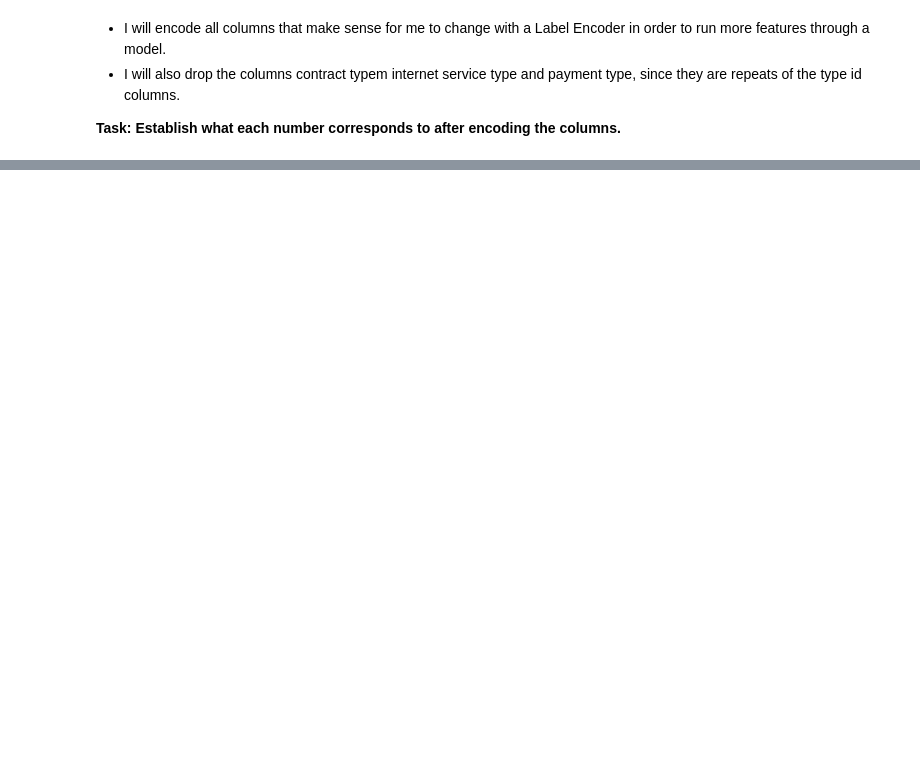
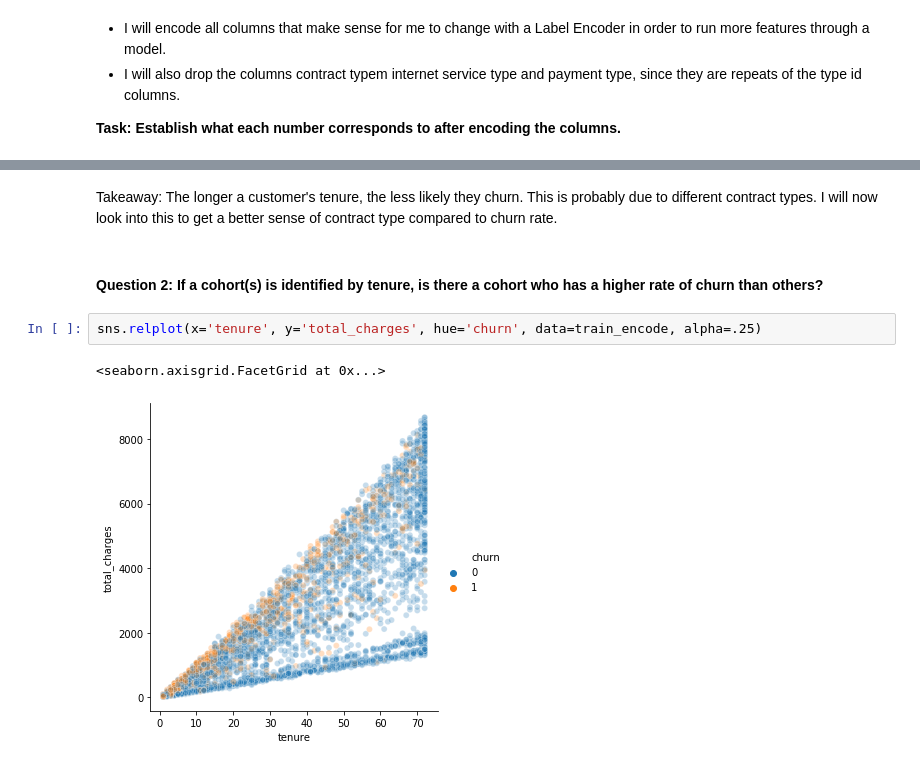
Before and after one commit to cari-holmes/telco-churn-project, a Jupyter notebook: telco_churn_predictions_mvp.ipynb, the cells around one changed output, grey strips where cells are left out. Saved outputs shown, nothing was run; the diff lists cells and outputs as text; blank space fills up the shorter version.

```diff
--- a/telco_churn_predictions_mvp.ipynb
+++ b/telco_churn_predictions_mvp.ipynb
@@ -379,0 +437,9 @@ Accuracy of Logistic Regression classifier on test set: 0.70
+# %% [markdown]
+Takeaway: The longer a customer's tenure, the less likely they churn. This is probably due to different contract types. I will now look into this to get a better sense of contract type compared to churn rate.
+# %% [markdown]
+#### Question 2: If a cohort(s) is identified by tenure, is there a cohort who has a higher rate of churn than others?
+# %%
+sns.relplot(x='tenure', y='total_charges', hue='churn', data=train_encode, alpha=.25)
+# %% [output]
+<seaborn.axisgrid.FacetGrid at 0x...>
+[figure, added]
```
Also changed, not shown: parts of 69 cells of this notebook.
